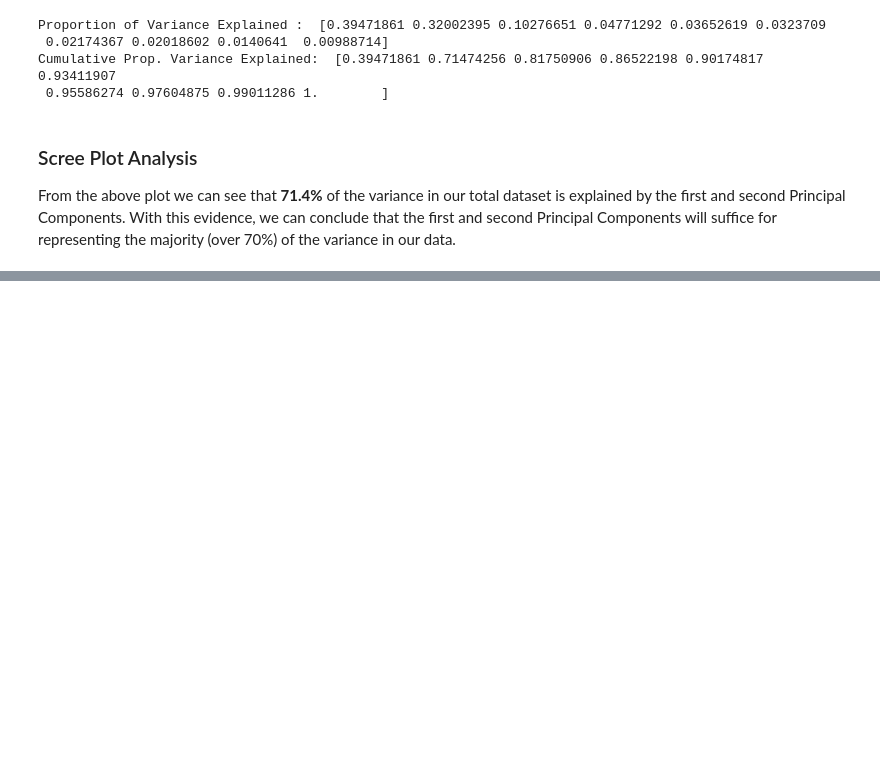
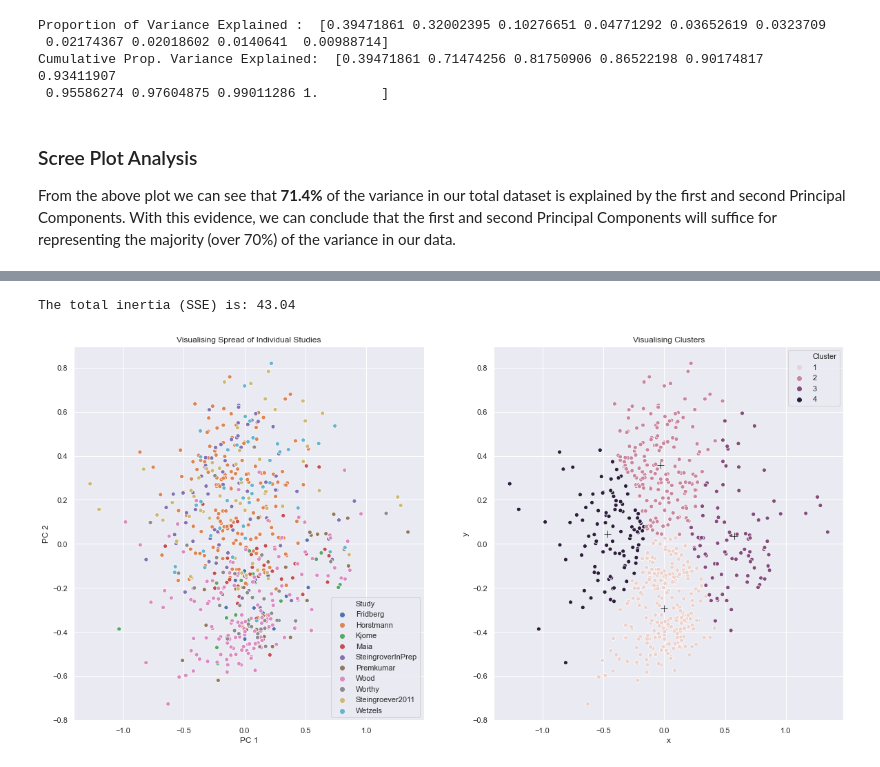
Before and after one commit to scummins00/CA4015-Clustering-Assignment, a Jupyter notebook: book/clustering_total_dataset_2.ipynb, the cells around one changed output, grey strips where cells are left out. Saved outputs shown, nothing was run; the diff lists cells and outputs as text; code cells hidden in the pictures; blank space fills up the shorter version.

```diff
--- a/book/clustering_total_dataset_2.ipynb
+++ b/book/clustering_total_dataset_2.ipynb
@@ -291,13 +120,0 @@ pc1_pc2_with_studies = pd.concat([pca_df_norm_net_set.iloc[:,0:2], studies], axi
-# %%
-import seaborn as sns
-
-kmeans = KMeans(n_clusters=4, random_state=10).fit(pc1_pc2_with_studies.iloc[:,:2])
-pc1_pc2_with_studies["Cluster"] = kmeans.labels_ + 1
-fig, axs = plt.subplots(1,2,figsize=(20,10), sharey=True)
-
-#Setting titles
-axs[0].set_title("Visualising Spread of Individual Studies")
-axs[1].set_title("Visualising Clusters")
-sns.scatterplot(x='PC 1', y='PC 2', data=pc1_pc2_with_studies, hue='Study', ax=axs[0])
-sns.scatterplot(x='PC 1', y='PC 2', data=pc1_pc2_with_studies, hue='Cluster', ax=axs[1])
-plt.show()
@@ -353,0 +276,25 @@ We can see from the above table that Cluster 1 does infact contain a large amoun
+# %%
+import seaborn as sns
+sns.set(style='darkgrid')
+
+kmeans = KMeans(n_clusters=4, random_state=10).fit(pc1_pc2_with_studies.iloc[:,:2])
+pc1_pc2_with_studies["Cluster"] = kmeans.labels_ + 1
+fig, axs = plt.subplots(1,2,figsize=(20,10))
+
+#Printing inertia
+print(f'The total inertia (SSE) is: {kmeans.inertia_:.2f}')
+
+#Setting titles
+axs[0].set_title("Visualising Spread of Individual Studies")
+axs[1].set_title("Visualising Clusters")
+
+#Plotting points
+sns.scatterplot(x='PC 1', y='PC 2', data=pc1_pc2_with_studies, hue='Study', ax=axs[0])
+sns.scatterplot(x='PC 1', y='PC 2', data=pc1_pc2_with_studies, hue='Cluster', ax=axs[1])
+
+#Setting centroids for cluster graph
+sns.scatterplot(x='x', y='y', data=centers, ax=axs[1], marker="+", s=100, color=".05", alpha=1)
+plt.show()
+# %% [output]
+The total inertia (SSE) is: 43.04
+[figure, added]
```
Also changed, not shown: parts of 31 cells of this notebook.
